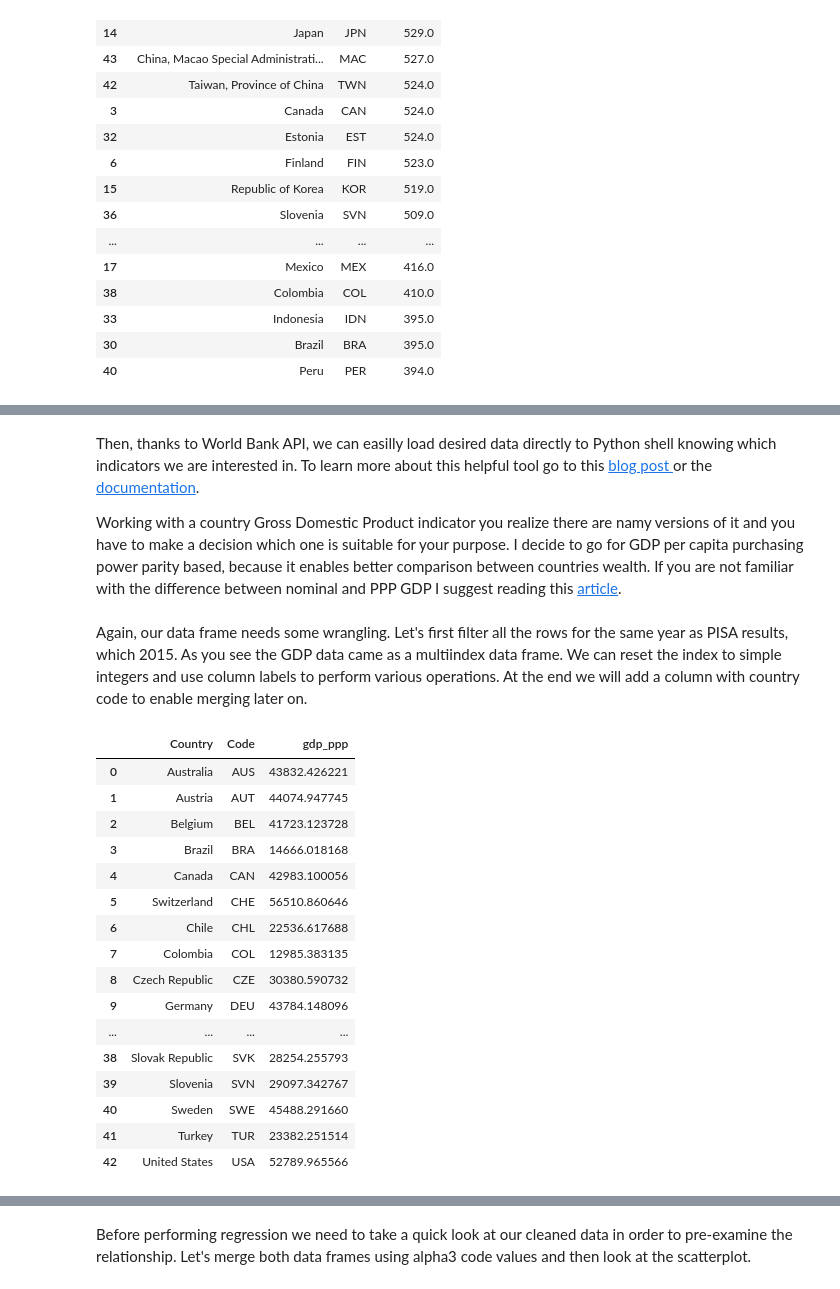
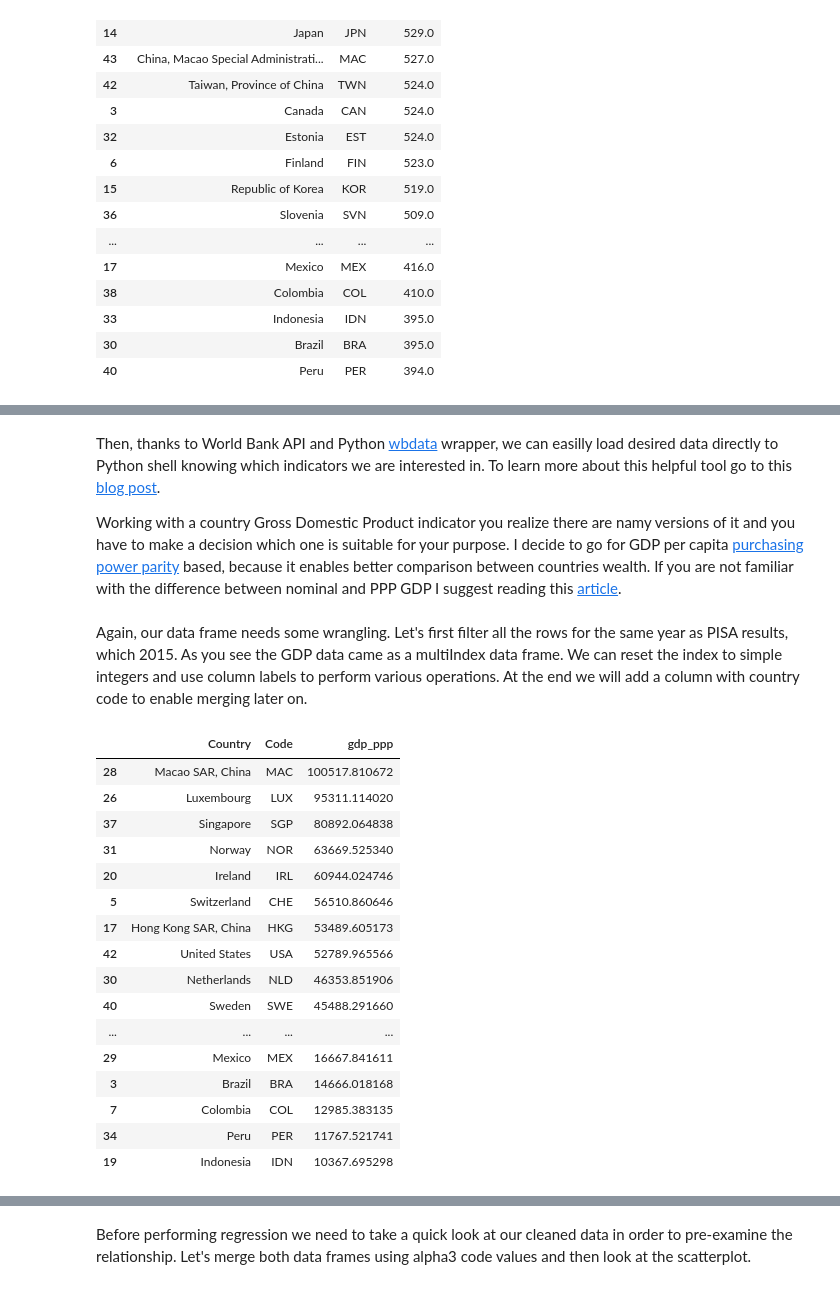
Before and after one commit to mklajnerok/PISA, a Jupyter notebook: notebooks/pisa_project_part1.ipynb, the cells around one changed output, grey strips where cells are left out. Drawn from its saved outputs; the diff is of its cells as text; code cells hidden in the pictures.

```diff
--- a/notebooks/pisa_project_part1.ipynb
+++ b/notebooks/pisa_project_part1.ipynb
@@ -34,7 +36,7 @@ def read_multi_csv_data(files_list):
     :returns df_data: dictionary with string keys and data frames values"""
     df_dict = {}
     for f in files_list:
-        d = pd.read_csv('/Users/wikia/PycharmProjects/PISA/data_files/{0}'.format(f))
+        d = pd.read_csv('../data_files/{0}'.format(f))
         df_dict[f.replace('.csv', '')] = d
     return df_dict
 
@@ -245,9 +249,9 @@ def get_codes_list(df_data):
 #get list of countries, who took PISA test
 countries_codes = get_codes_list(all_pisa_2015)
 # %% [markdown]
-Then, thanks to World Bank API, we can easilly load desired data directly to Python shell knowing which indicators we are interested in. To learn more about this helpful tool go to this <a href="https://blogs.worldbank.org/opendata/accessing-world-bank-data-apis-python-r-ruby-stata"> blog post </a> or the <a href="http://wbdata.readthedocs.io/en/latest/"> documentation</a>.
+Then, thanks to World Bank API and Python <a href="http://wbdata.readthedocs.io/en/latest/">wbdata</a> wrapper, we can easilly load desired data directly to Python shell knowing which indicators we are interested in. To learn more about this helpful tool go to this <a href="https://blogs.worldbank.org/opendata/accessing-world-bank-data-apis-python-r-ruby-stata"> blog post</a>.
 
-Working with a country Gross Domestic Product indicator you realize there are namy versions of it and you have to make a decision which one is suitable for your purpose. I decide to go for GDP per capita purchasing power parity based, because it enables better comparison between countries wealth. If you are not familiar with the difference between nominal and PPP GDP I suggest reading this <a href="https://applebutterdreams.wordpress.com/the-difference-between-gdp-nominal-and-gdp-ppp/"> article</a>.
+Working with a country Gross Domestic Product indicator you realize there are namy versions of it and you have to make a decision which one is suitable for your purpose. I decide to go for  GDP per capita <a href="https://en.wikipedia.org/wiki/Purchasing_power_parity">purchasing power parity</a> based, because it enables better comparison between countries wealth. If you are not familiar with the difference between nominal and PPP GDP I suggest reading this <a href="https://applebutterdreams.wordpress.com/the-difference-between-gdp-nominal-and-gdp-ppp/"> article</a>.
 # %%
 def load_from_wbdata(countries, indicators, year_from, year_to):
     """Create data frame for given list of countries, indicators and dates using World Bank API
@@ -264,7 +268,7 @@ def load_from_wbdata(countries, indicators, year_from, year_to):
 #get GDP PPP data (NY.GDP.PCAP.PP.KD - GDP per capita, PPP (constant 2011 international $))
 gdp_ppp = load_from_wbdata(countries_codes, {'NY.GDP.PCAP.PP.KD':'gdp_ppp'}, 2003, 2015)
 # %% [markdown]
-Again, our data frame needs some wrangling. Let's first filter all the rows for the same year as PISA results, which 2015. As you see the GDP data came as a multiindex data frame. We can reset the index to simple integers and use column labels to perform various operations. At the end we will add a column with country code to enable merging later on.
+Again, our data frame needs some wrangling. Let's first filter all the rows for the same year as PISA results, which 2015. As you see the GDP data came as a multiIndex data frame. We can reset the index to simple integers and use column labels to perform various operations. At the end we will add a column with country code to enable merging later on.
 # %%
 def filter_by_year(df_data, year):
     """Create a copy of df_data and extract rows for a given year
@@ -290,28 +294,30 @@ def add_country_code(df_data, name_code_dict):
     mapper = lambda x: name_code_dict[x]
     df_data.insert(loc=1, column='Code', value=df_data.loc[:, 'Country'].copy())
     df_data['Code'] = df_data['Code'].apply(mapper)
-    return df_data
 
 #add column with country code
 add_country_code(gdp_ppp_2015, name_code_dict)
-# %% [output]
-|  | Country | Code | gdp_ppp |
-| 0 | Australia | AUS | 43832.426221 |
-| 1 | Austria | AUT | 44074.947745 |
-| 2 | Belgium | BEL | 41723.123728 |
-| 3 | Brazil | BRA | 14666.018168 |
-| 4 | Canada | CAN | 42983.100056 |
-| 5 | Switzerland | CHE | 56510.860646 |
-| 6 | Chile | CHL | 22536.617688 |
-| 7 | Colombia | COL | 12985.383135 |
-| 8 | Czech Republic | CZE | 30380.590732 |
-| 9 | Germany | DEU | 43784.148096 |
-| ... | ... | ... | ... |
-| 38 | Slovak Republic | SVK | 28254.255793 |
-| 39 | Slovenia | SVN | 29097.342767 |
-| 40 | Sweden | SWE | 45488.291660 |
-| 41 | Turkey | TUR | 23382.251514 |
-| 42 | United States | USA | 52789.965566 |
+# %%
+#show results in descending order
+gdp_ppp_2015.sort_values(['gdp_ppp'], ascending=False)
+# %% [output]
+|  | Country | Code | gdp_ppp |
+| 28 | Macao SAR, China | MAC | 100517.810672 |
+| 26 | Luxembourg | LUX | 95311.114020 |
+| 37 | Singapore | SGP | 80892.064838 |
+| 31 | Norway | NOR | 63669.525340 |
+| 20 | Ireland | IRL | 60944.024746 |
+| 5 | Switzerland | CHE | 56510.860646 |
+| 17 | Hong Kong SAR, China | HKG | 53489.605173 |
+| 42 | United States | USA | 52789.965566 |
+| 30 | Netherlands | NLD | 46353.851906 |
+| 40 | Sweden | SWE | 45488.291660 |
+| ... | ... | ... | ... |
+| 29 | Mexico | MEX | 16667.841611 |
+| 3 | Brazil | BRA | 14666.018168 |
+| 7 | Colombia | COL | 12985.383135 |
+| 34 | Peru | PER | 11767.521741 |
+| 19 | Indonesia | IDN | 10367.695298 |
 # %% [markdown]
 ## Regression analysis for average PISA results and GDP per capita
 
```
Also changed, not shown: parts of 23 cells of this notebook, 4 other files.
